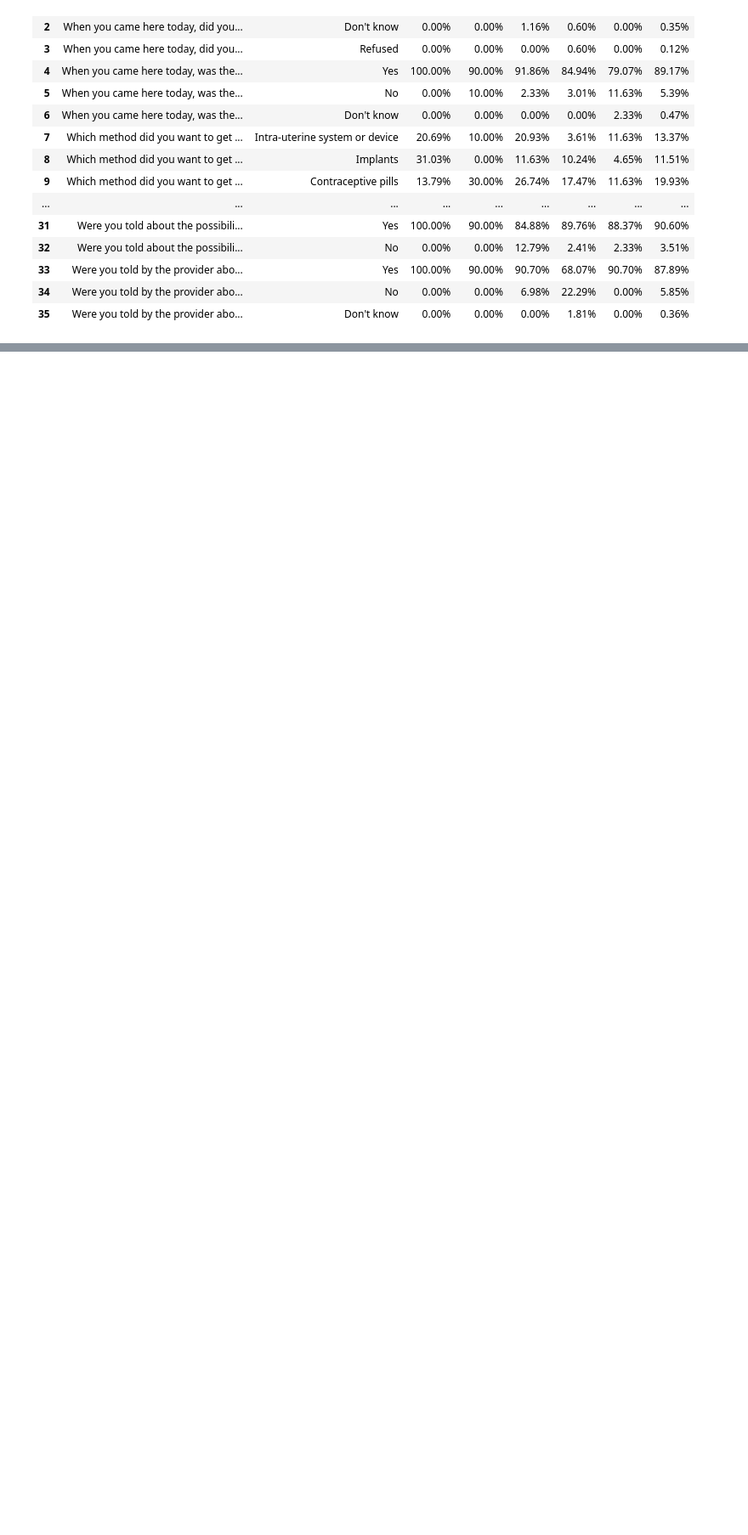
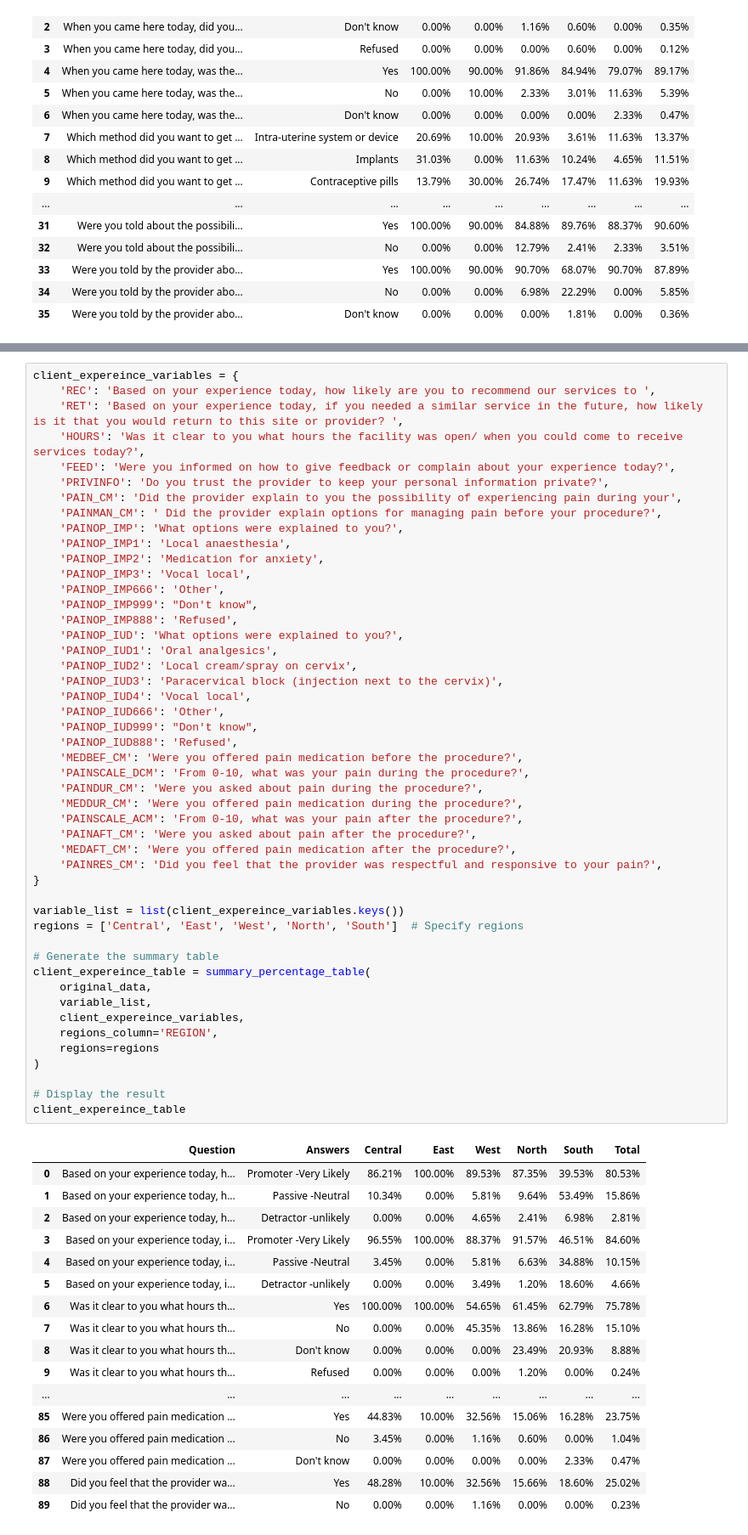
Before and after one commit to Mirwais-Farahi/MSIHealthServiceAnalytics, a Jupyter notebook: notebooks/03_Descriptive_Analysis.ipynb, the cells around one changed output, grey strips where cells are left out. Shown: that part at 85% size. Cells and saved outputs as stored; diff of their text form; blank space fills up the shorter version.

```diff
--- a/notebooks/03_Descriptive_Analysis.ipynb
+++ b/notebooks/03_Descriptive_Analysis.ipynb
@@ -1129,0 +1155,66 @@ files.download(file_path)
+# %%
+client_expereince_variables = {
+    'REC': 'Based on your experience today, how likely are you to recommend our services to ',
+    'RET': 'Based on your experience today, if you needed a similar service in the future, how likely is it that you would return to this site or provider? ',
+    'HOURS': 'Was it clear to you what hours the facility was open/ when you could come to receive services today?',
+    'FEED': 'Were you informed on how to give feedback or complain about your experience today?',
+    'PRIVINFO': 'Do you trust the provider to keep your personal information private?',
+    'PAIN_CM': 'Did the provider explain to you the possibility of experiencing pain during your',
+    'PAINMAN_CM': ' Did the provider explain options for managing pain before your procedure?',
+    'PAINOP_IMP': 'What options were explained to you?',
+    'PAINOP_IMP1': 'Local anaesthesia',
+    'PAINOP_IMP2': 'Medication for anxiety',
+    'PAINOP_IMP3': 'Vocal local',
+    'PAINOP_IMP666': 'Other',
+    'PAINOP_IMP999': "Don't know",
+    'PAINOP_IMP888': 'Refused',
+    'PAINOP_IUD': 'What options were explained to you?',
+    'PAINOP_IUD1': 'Oral analgesics',
+    'PAINOP_IUD2': 'Local cream/spray on cervix',
+    'PAINOP_IUD3': 'Paracervical block (injection next to the cervix)',
+    'PAINOP_IUD4': 'Vocal local',
+    'PAINOP_IUD666': 'Other',
+    'PAINOP_IUD999': "Don't know",
+    'PAINOP_IUD888': 'Refused',
+    'MEDBEF_CM': 'Were you offered pain medication before the procedure?',
+    'PAINSCALE_DCM': 'From 0-10, what was your pain during the procedure?',
+    'PAINDUR_CM': 'Were you asked about pain during the procedure?',
+    'MEDDUR_CM': 'Were you offered pain medication during the procedure?',
+    'PAINSCALE_ACM': 'From 0-10, what was your pain after the procedure?',
+    'PAINAFT_CM': 'Were you asked about pain after the procedure?',
+    'MEDAFT_CM': 'Were you offered pain medication after the procedure?',
+    'PAINRES_CM': 'Did you feel that the provider was respectful and responsive to your pain?',
+}
+
+variable_list = list(client_expereince_variables.keys())
+regions = ['Central', 'East', 'West', 'North', 'South']  # Specify regions
+
+# Generate the summary table
+client_expereince_table = summary_percentage_table(
+    original_data,
+    variable_list,
+    client_expereince_variables,
+    regions_column='REGION',
+    regions=regions
+)
+
+# Display the result
+client_expereince_table
+# %% [output]
+|  | Question | Answers | Central | East | West | North | South | Total |
+| 0 | Based on your experience today, h... | Promoter -Very Likely | 86.21% | 100.00% | 89.53% | 87.35% | 39.53% | 80.53% |
+| 1 | Based on your experience today, h... | Passive -Neutral | 10.34% | 0.00% | 5.81% | 9.64% | 53.49% | 15.86% |
+| 2 | Based on your experience today, h... | Detractor -unlikely | 0.00% | 0.00% | 4.65% | 2.41% | 6.98% | 2.81% |
+| 3 | Based on your experience today, i... | Promoter -Very Likely | 96.55% | 100.00% | 88.37% | 91.57% | 46.51% | 84.60% |
+| 4 | Based on your experience today, i... | Passive -Neutral | 3.45% | 0.00% | 5.81% | 6.63% | 34.88% | 10.15% |
+| 5 | Based on your experience today, i... | Detractor -unlikely | 0.00% | 0.00% | 3.49% | 1.20% | 18.60% | 4.66% |
+| 6 | Was it clear to you what hours th... | Yes | 100.00% | 100.00% | 54.65% | 61.45% | 62.79% | 75.78% |
+| 7 | Was it clear to you what hours th... | No | 0.00% | 0.00% | 45.35% | 13.86% | 16.28% | 15.10% |
+| 8 | Was it clear to you what hours th... | Don't know | 0.00% | 0.00% | 0.00% | 23.49% | 20.93% | 8.88% |
+| 9 | Was it clear to you what hours th... | Refused | 0.00% | 0.00% | 0.00% | 1.20% | 0.00% | 0.24% |
+| ... | ... | ... | ... | ... | ... | ... | ... | ... |
+| 85 | Were you offered pain medication ... | Yes | 44.83% | 10.00% | 32.56% | 15.06% | 16.28% | 23.75% |
+| 86 | Were you offered pain medication ... | No | 3.45% | 0.00% | 1.16% | 0.60% | 0.00% | 1.04% |
+| 87 | Were you offered pain medication ... | Don't know | 0.00% | 0.00% | 0.00% | 0.00% | 2.33% | 0.47% |
+| 88 | Did you feel that the provider wa... | Yes | 48.28% | 10.00% | 32.56% | 15.66% | 18.60% | 25.02% |
+| 89 | Did you feel that the provider wa... | No | 0.00% | 0.00% | 1.16% | 0.00% | 0.00% | 0.23% |
```
Also changed, not shown: parts of 2 cells of this notebook.
